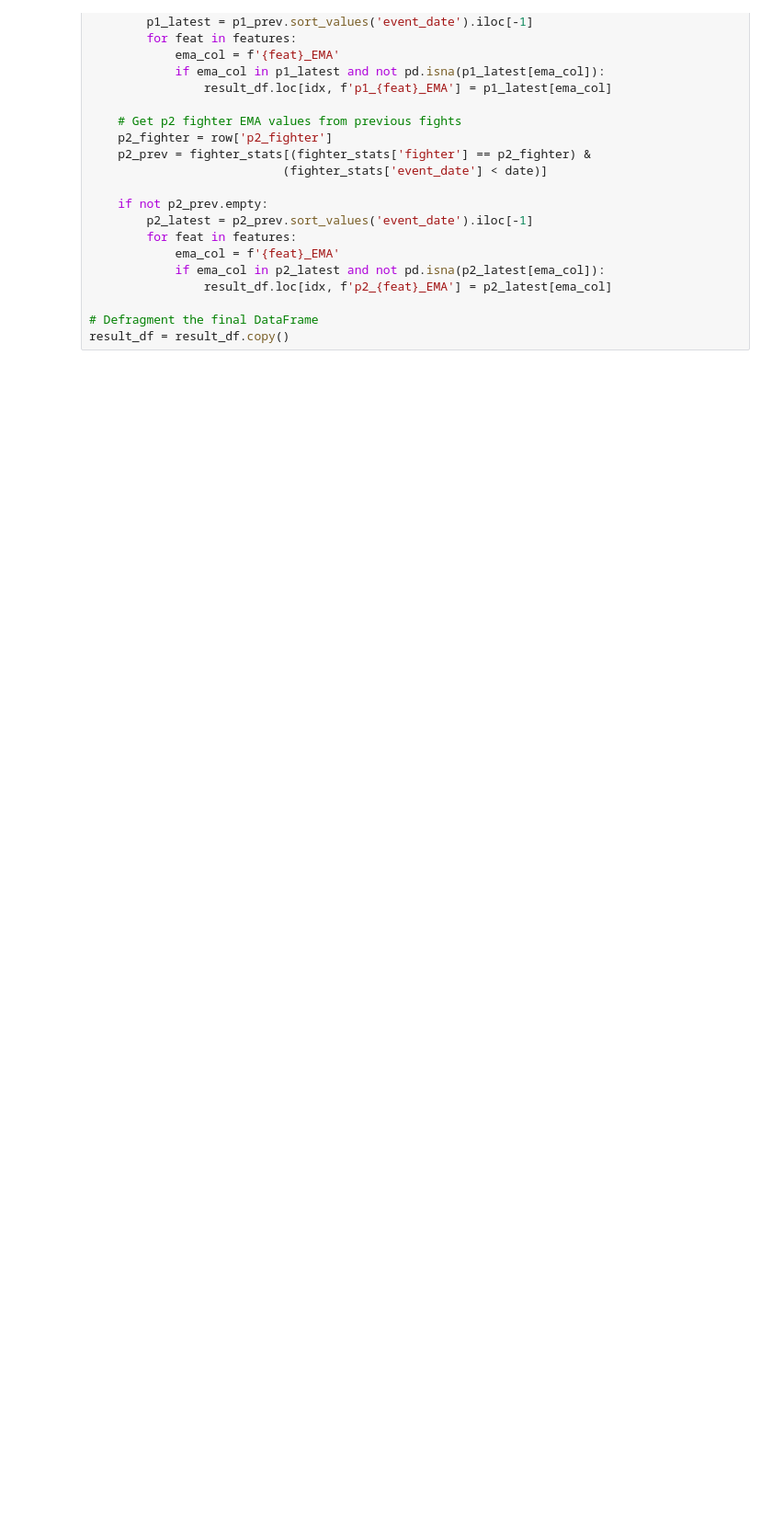
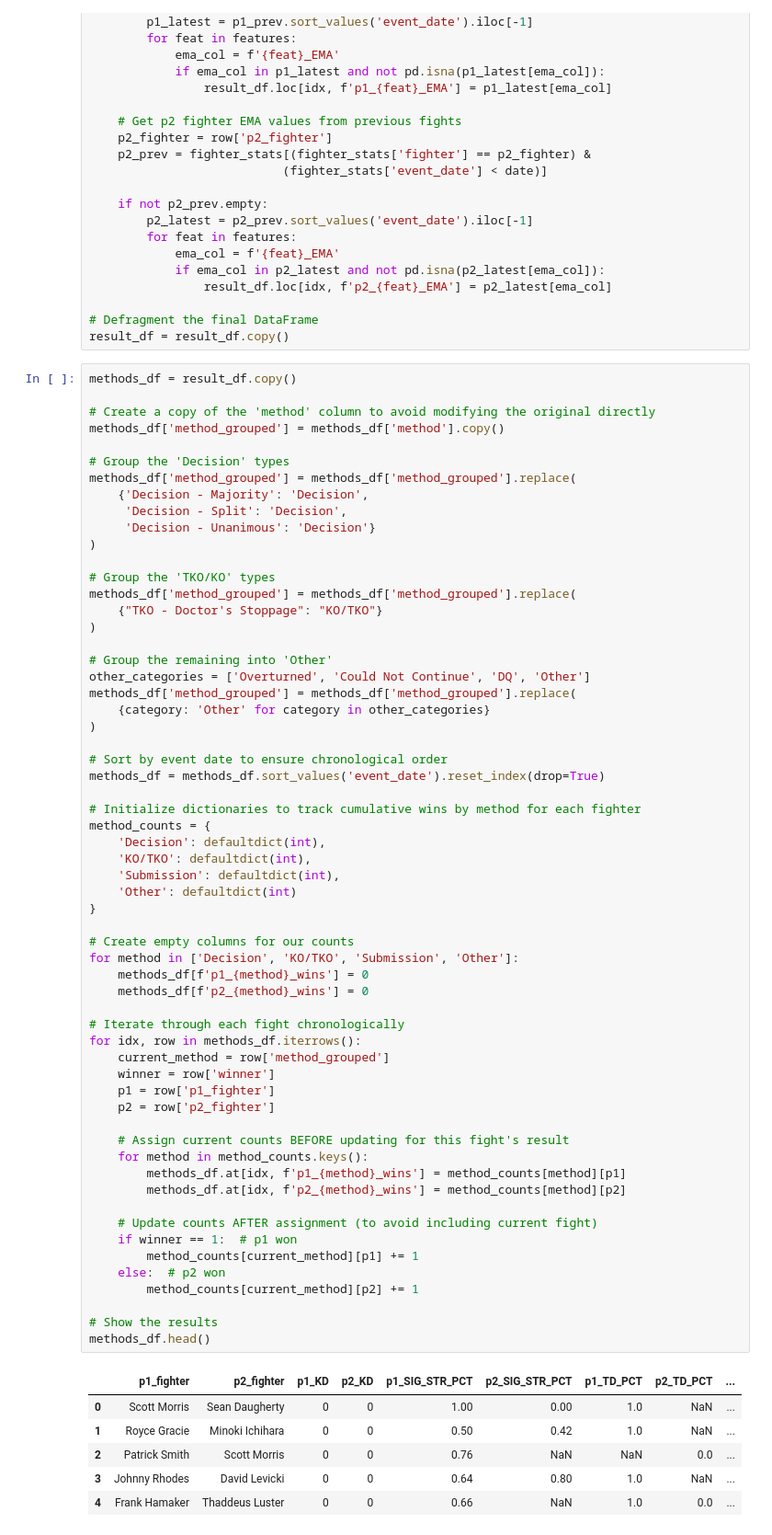
Before and after one commit to ndhaliwal59/ufcPredictor, a Jupyter notebook: features.ipynb, the cells around one changed output. Shown: that part at 92% size. Saved outputs shown, nothing was run; the diff lists cells and outputs as text; blank space fills up the shorter version.

Commit message:
added method prediction

```diff
--- a/features.ipynb
+++ b/features.ipynb
@@ -278,6 +267,73 @@ for idx, row in result_df.iterrows():
 
 # Defragment the final DataFrame
 result_df = result_df.copy()
+# %%
+methods_df = result_df.copy()
+
+# Create a copy of the 'method' column to avoid modifying the original directly
+methods_df['method_grouped'] = methods_df['method'].copy()
+
+# Group the 'Decision' types
+methods_df['method_grouped'] = methods_df['method_grouped'].replace(
+    {'Decision - Majority': 'Decision',
+     'Decision - Split': 'Decision',
+     'Decision - Unanimous': 'Decision'}
+)
+
+# Group the 'TKO/KO' types
+methods_df['method_grouped'] = methods_df['method_grouped'].replace(
+    {"TKO - Doctor's Stoppage": "KO/TKO"}
+)
+
+# Group the remaining into 'Other'
+other_categories = ['Overturned', 'Could Not Continue', 'DQ', 'Other']
+methods_df['method_grouped'] = methods_df['method_grouped'].replace(
+    {category: 'Other' for category in other_categories}
+)
+
+# Sort by event date to ensure chronological order
+methods_df = methods_df.sort_values('event_date').reset_index(drop=True)
+
+# Initialize dictionaries to track cumulative wins by method for each fighter
+method_counts = {
+    'Decision': defaultdict(int),
+    'KO/TKO': defaultdict(int),
+    'Submission': defaultdict(int),
+    'Other': defaultdict(int)
+}
+
+# Create empty columns for our counts
+for method in ['Decision', 'KO/TKO', 'Submission', 'Other']:
+    methods_df[f'p1_{method}_wins'] = 0
+    methods_df[f'p2_{method}_wins'] = 0
+
+# Iterate through each fight chronologically
+for idx, row in methods_df.iterrows():
+    current_method = row['method_grouped']
+    winner = row['winner']
+    p1 = row['p1_fighter']
+    p2 = row['p2_fighter']
+
+    # Assign current counts BEFORE updating for this fight's result
+    for method in method_counts.keys():
+        methods_df.at[idx, f'p1_{method}_wins'] = method_counts[method][p1]
+        methods_df.at[idx, f'p2_{method}_wins'] = method_counts[method][p2]
+
+    # Update counts AFTER assignment (to avoid including current fight)
+    if winner == 1:  # p1 won
+        method_counts[current_method][p1] += 1
+    else:  # p2 won
+        method_counts[current_method][p2] += 1
+
+# Show the results
+methods_df.head()
+# %% [output]
+|  | p1_fighter | p2_fighter | p1_KD | p2_KD | p1_SIG_STR_PCT | p2_SIG_STR_PCT | p1_TD_PCT | p2_TD_PCT | ... |
+| 0 | Scott Morris | Sean Daugherty | 0 | 0 | 1.00 | 0.00 | 1.0 | NaN | ... |
+| 1 | Royce Gracie | Minoki Ichihara | 0 | 0 | 0.50 | 0.42 | 1.0 | NaN | ... |
+| 2 | Patrick Smith | Scott Morris | 0 | 0 | 0.76 | NaN | NaN | 0.0 | ... |
+| 3 | Johnny Rhodes | David Levicki | 0 | 0 | 0.64 | 0.80 | 1.0 | NaN | ... |
+| 4 | Frank Hamaker | Thaddeus Luster | 0 | 0 | 0.66 | NaN | 1.0 | 0.0 | ... |
 # %%
 # Drop all in match data
 
```
Also changed, not shown: parts of 3 cells of this notebook, 14 other files.
